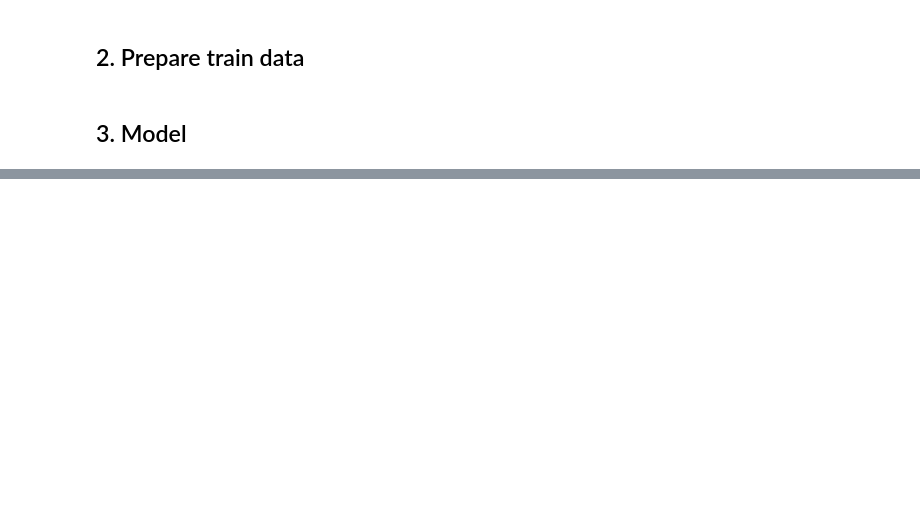
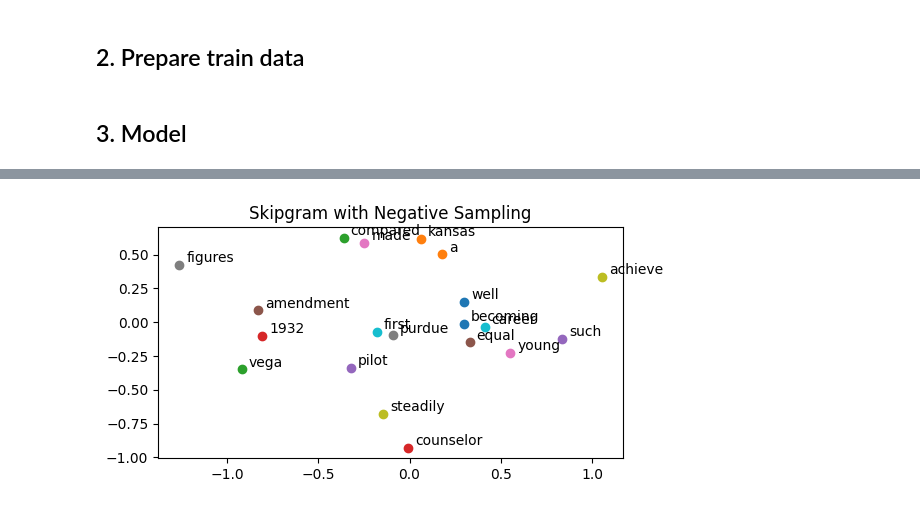
Before and after one commit to scarredwitch/NLP_LABS, a Jupyter notebook: Assignment1_Word2Vec.ipynb, the cells around one changed output, grey strips where cells are left out. Saved outputs shown, nothing was run; the diff lists cells and outputs as text; code cells hidden in the pictures; blank space fills up the shorter version.

```diff
--- a/Assignment1_Word2Vec.ipynb
+++ b/Assignment1_Word2Vec.ipynb
@@ -207,0 +596,10 @@ torch.Size([2, 249])
+# %%
+plt.figure(figsize=(6,3))
+for i, word in enumerate(vocabs[:20]): #loop each unique vocab
+    x, y = get_embed(word)
+    plt.scatter(x, y)
+    plt.annotate(word, xy=(x, y), xytext=(5, 2), textcoords='offset points')
+plt.title('Skipgram with Negative Sampling')
+plt.show()
+# %% [output]
+[figure, added]
```
Also changed, not shown: parts of 34 cells of this notebook.
